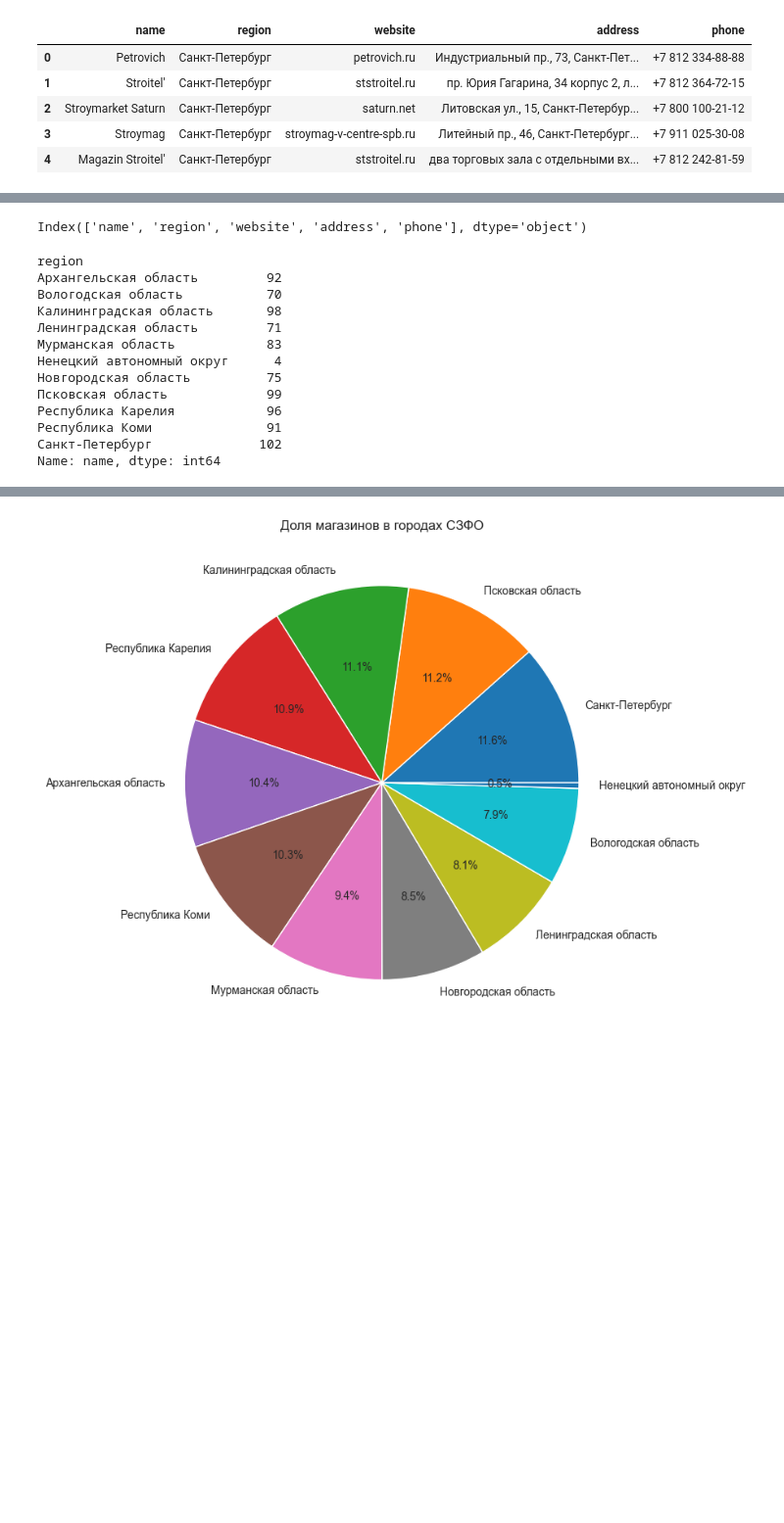
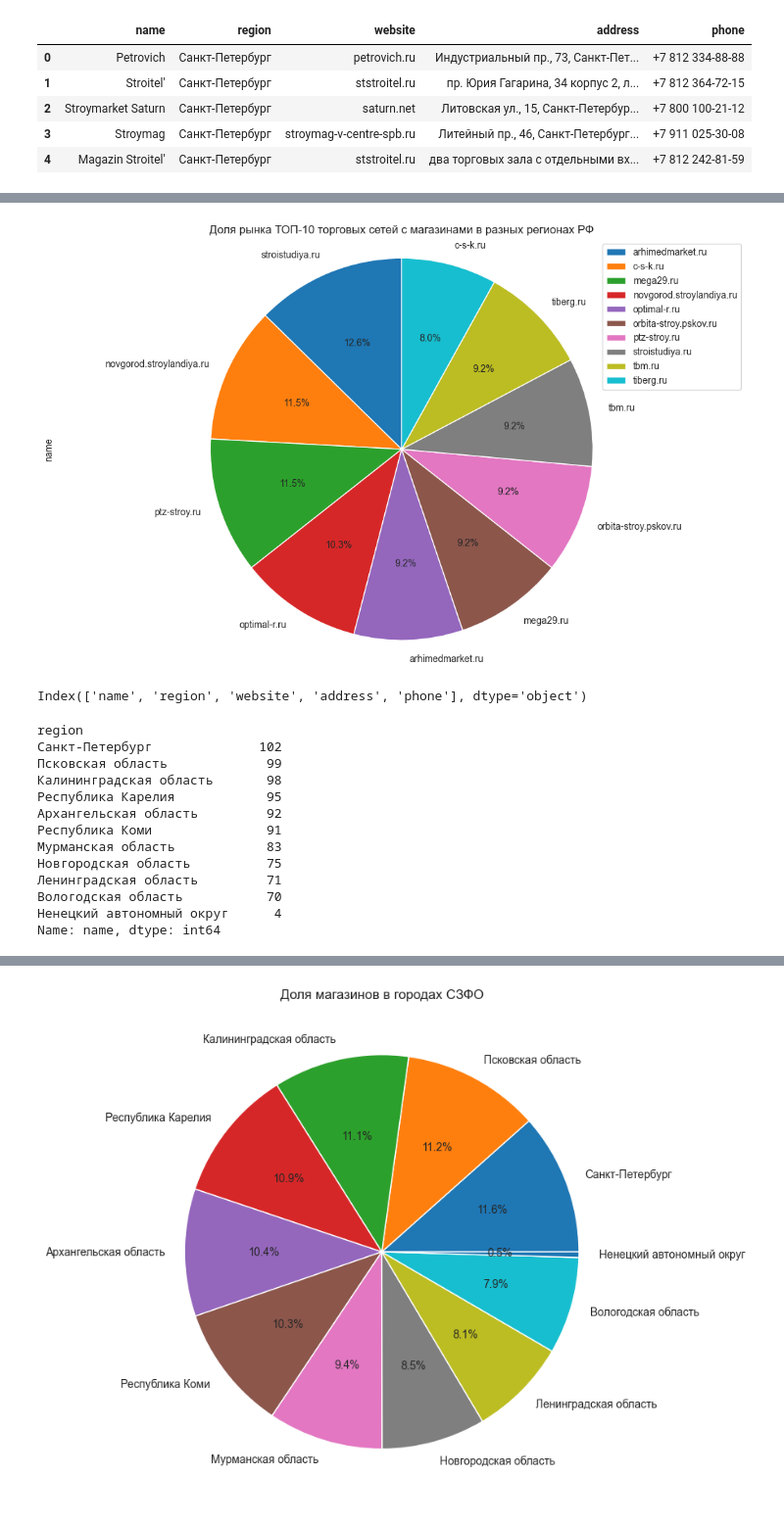
Before and after one commit to ybezginova2016/DA_ConstructionMarketplaces, a Jupyter notebook: main.ipynb, the cells around one changed output, grey strips where cells are left out. Shown at 98% size. Cells and saved outputs as stored; diff of their text form; code cells hidden in the pictures; blank space fills up the shorter version.

Commit message:
Market Volume

```diff
--- a/main.ipynb
+++ b/main.ipynb
@@ -31,5 +33,5 @@ pd.options.mode.chained_assignment = None
 # %%
-shops = pd.read_csv("C:\\Users\\HOME\\PycharmProjects\\DA_ConstructionMarketplaces\\data_scraped.csv")
+shops = pd.read_excel("C:\\Users\\HOME\\PycharmProjects\\DA_ConstructionMarketplaces\\data_pivot.xlsx", sheet_name='data_scraped')
 shops.head()
 # %% [output]
 |  | name | region | website | address | phone |
@@ -38,3 +40,8 @@ shops.head()
 | 2 | Stroymarket Saturn | Санкт-Петербург | saturn.net | Литовская ул., 15, Санкт-Петербур... | +7 800 100-21-12 |
 | 3 | Stroymag | Санкт-Петербург | stroymag-v-centre-spb.ru | Литейный пр., 46, Санкт-Петербург... | +7 911 025-30-08 |
 | 4 | Magazin Stroitel' | Санкт-Петербург | ststroitel.ru | два торговых зала с отдельными вх... | +7 812 242-81-59 |
+# %%
+num_shops = shops.groupby(['website', 'region']).count()['name'].rename('num_shops').reset_index()
+top_brands = num_shops.sort_values('num_shops', ascending=False).head(16)
+top = top_brands[['website', 'region', 'num_shops']]
+top
@@ -40,0 +66,7 @@ shops.head()
+# %%
+top_bez_vk = top[top['website'] != 'vk.com']
+top_bez_vk.to_csv("C:\\Users\\HOME\Documents\\data_science\\Profpoint\\top_be_vk.csv", index=False, encoding='utf-8-sig')
+# %%
+top_names = pd.merge(top_bez_vk, shops[['website', 'name']], on='website', how='left')
+top_names_grouped = top_names.groupby(['website', 'region', 'num_shops'])['name'].agg(list).reset_index()
+top_names_grouped
@@ -41,22 +85,35 @@ shops.head()
+# %%
+name_counts = top_names_grouped.groupby('website')['name'].apply(lambda x: len(set(y for z in x for y in z)))
+
+# create a pie chart with the market share of the top websites
+plt.figure(figsize=(13, 8))
+name_counts.sort_values(ascending=False).plot.pie(autopct='%1.1f%%', startangle=90)
+plt.axis('equal')
+plt.title('Доля рынка ТОП-10 торговых сетей с магазинами в разных регионах РФ')
+plt.legend(name_counts.index, loc='best')
+plt.savefig(r'C:\Users\HOME\Documents\data_science\Profpoint\plots\top_10.jpg', bbox_inches='tight')
+plt.show();
+# %% [output]
+[figure, added]
 # %%
 shops.columns
 # %% [output]
 Index(['name', 'region', 'website', 'address', 'phone'], dtype='object')
 # %%
-shops.groupby('region')['name'].nunique()
+shops.groupby('region')['name'].nunique().sort_values(ascending=False)
 # %% [output]
 region
+Санкт-Петербург              102
+Псковская область             99
+Калининградская область       98
+Республика Карелия            95
 Архангельская область         92
+Республика Коми               91
+Мурманская область            83
+Новгородская область          75
+Ленинградская область         71
 Вологодская область           70
-Калининградская область       98
-Ленинградская область         71
-Мурманская область            83
 Ненецкий автономный округ      4
-Новгородская область          75
-Псковская область             99
-Республика Карелия            96
-Республика Коми               91
-Санкт-Петербург              102
 Name: name, dtype: int64
 # %%
 # сгруппировать данные по региону и вычислить количество магазинов в каждом регионе
```
Also changed, not shown: parts of 62 cells of this notebook, 12 other files.
